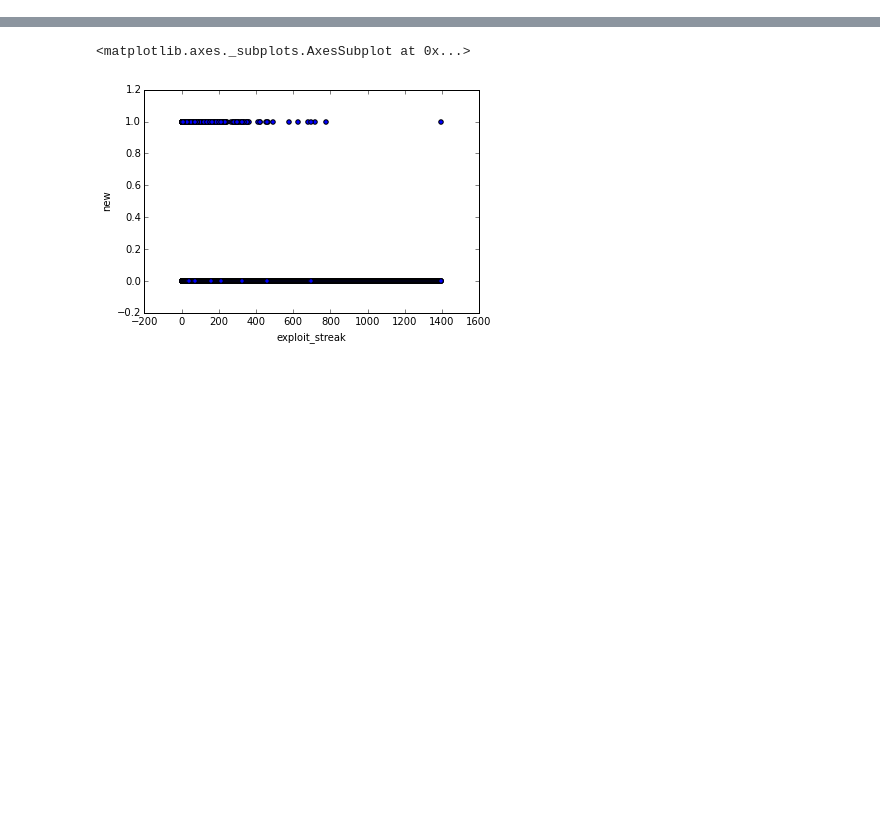
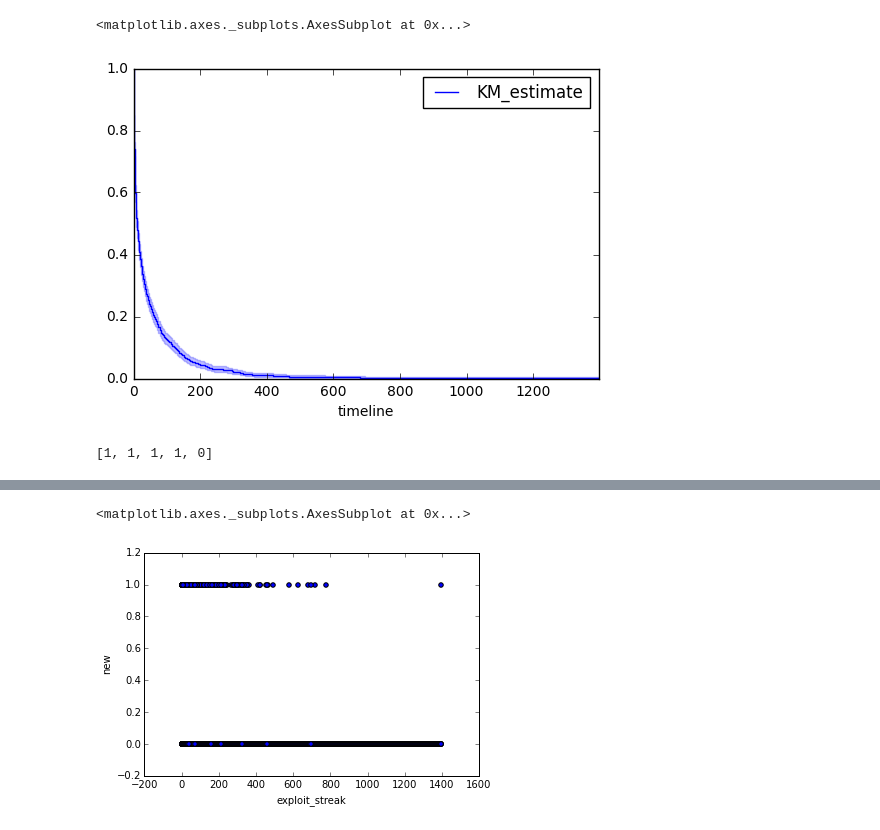
Before and after one commit to jlorince/MusicForaging, a Jupyter notebook: notebooks/Coherency-Maximzing.ipynb, the cells around one changed output, grey strips where cells are left out. Saved outputs shown, nothing was run; the diff lists cells and outputs as text; code cells hidden in the pictures; blank space fills up the shorter version.

```diff
--- a/notebooks/Coherency-Maximzing.ipynb
+++ b/notebooks/Coherency-Maximzing.ipynb
@@ -47,0 +65,9 @@ df_blocked[df_blocked.new==0].groupby('new_block').n.sum().value_counts().reinde
+# %%
+kmf.fit(durations,event_observed=observed).plot()
+# %% [output]
+<matplotlib.axes._subplots.AxesSubplot at 0x...>
+[figure, added]
+# %%
+observed[-5:]
+# %% [output]
+[1, 1, 1, 1, 0]
```
Also changed, not shown: parts of 9 cells of this notebook, 1 other file.
